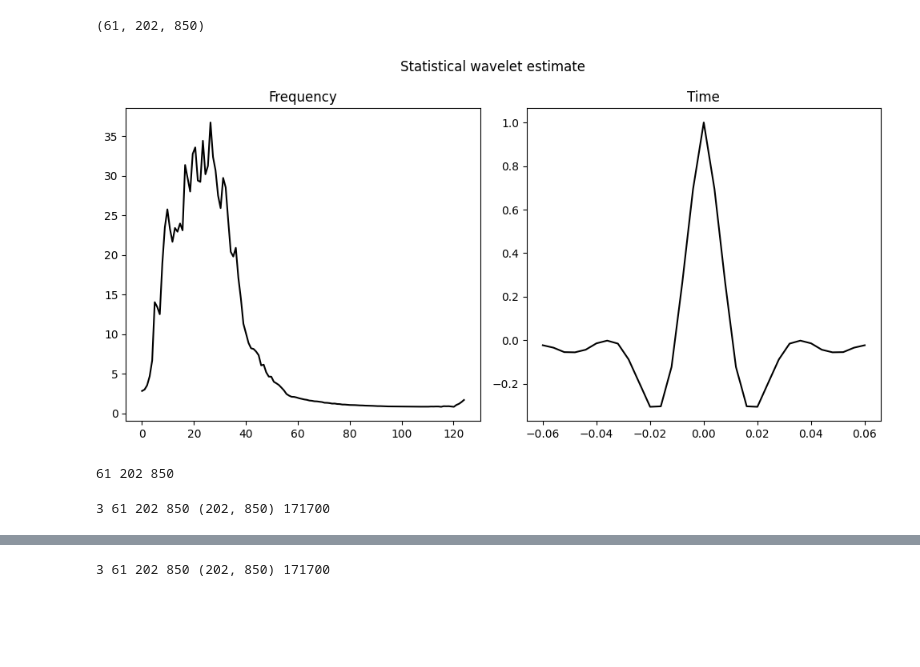
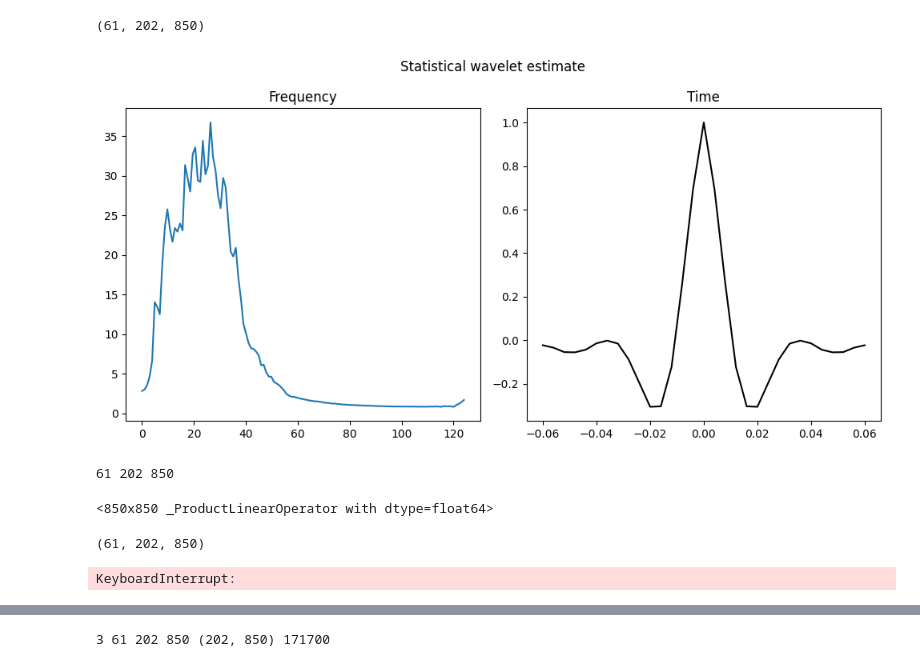
Before and after one commit to albano-a/InvertLab, a Jupyter notebook: normal_equations.ipynb, the cells around one changed output, grey strips where cells are left out. Cells and saved outputs as stored; diff of their text form; code cells hidden in the pictures; blank space fills up the shorter version.

```diff
--- a/normal_equations.ipynb
+++ b/normal_equations.ipynb
@@ -106,35 +106,35 @@ def estimate_wavelet(d, dt):
 
     Returns:
     tuple: A tuple containing the wavelet time axis, estimated wavelet, and wavelet spectrum.
     """
     # Wavelet time axis
     t_wav = np.arange(16) * (dt / 1000)
     t_wav = np.concatenate((np.flipud(-t_wav[1:]), t_wav), axis=0)
 
     # Estimate wavelet spectrum
     wav_est_fft = np.mean(np.abs(np.fft.fft(d[::2, ::2, int(2500 // dt):int(3500 // dt)], 2**8, axis=-1)), axis=(0, 1))
     fwest = np.fft.fftfreq(2**8, d=dt / 1000)
 
     # Create wavelet in time
     wav_est = np.real(np.fft.ifft(wav_est_fft)[:16])
     wav_est = np.concatenate((np.flipud(wav_est[1:]), wav_est), axis=0)
     wav_est = wav_est / wav_est.max()
 
     return t_wav, wav_est, fwest, wav_est_fft
 
 # Call the function
 t_wav, wav_est, fwest, wav_est_fft = estimate_wavelet(d, 4)
 
 # Display wavelet
 fig, axs = plt.subplots(1, 2, figsize=(10, 5))
 fig.suptitle('Statistical wavelet estimate')
-axs[0].plot(fwest[:2**8//2], wav_est_fft[:2**8//2], 'k')
+axs[0].plot(fwest[:2**8//2], wav_est_fft[:2**8//2])
 axs[0].set_title('Frequency')
 axs[1].plot(t_wav, wav_est, 'k')
 axs[1].set_title('Time');
 plt.tight_layout()
 # %% [output]
-[figure, old version]
+[figure, new version]
 # %%
 sample = 100
 dt = 4
@@ -152,27 +152,8 @@ print(nx, ny, nz)
 # %% [output]
 61 202 850
 # %%
-if d.ndim == 1:
-    dims = 1
-    nt0 = d.size
-    nspat = None
-    nspatprod = nx = 1
-elif d.ndim == 2:
-    dims = 2
-    nt0, nx = d.shape
-    nspat = (nx,)
-    nspatprod = nx
-else:
-    dims = 3
-    nt0, nx, ny = d.shape
-    nspat = (nx, ny)
-    nspatprod = nx * ny
-    d = d.reshape(nt0, nspatprod)
-
-
-
 d_inv2_ppop = pylops.avo.poststack.PoststackLinearModelling(
-    wav_est / 2, nt0=nt0, spatdims=nspat, explicit=False
+    wav_est * 0.5, nt0=nz, spatdims=1, explicit=False
 )
 # d_inv2_ppop_ricker = pylops.avo.poststack.PoststackLinearModelling(
 #     wlet / 2, nt0=nz, spatdims=1, explicit=False
@@ -180,5 +161,38 @@ d_inv2_ppop = pylops.avo.poststack.PoststackLinearModelling(
 # d_inv2_ppop_butter = pylops.avo.poststack.PoststackLinearModelling(
 #     wlet_b / 2, nt0=nz, spatdims=1, explicit=False
 # )
+d_inv2_ppop
 # %% [output]
-3 61 202 850 (202, 850) 171700
+<850x850 _ProductLinearOperator with dtype=float64>
+# %%
+d.shape
+# %% [output]
+(61, 202, 850)
+# %%
+# Inicializar uma matriz para armazenar os resultados da inversão
+xinv_all = np.zeros((nx, ny, nz))  # Mesma dimensão da grade
+
+# Iterar sobre todas as linhas e colunas da grade
+for il, ix in np.index(nx, ny):  # Iterar sobre ILINE
+        # Realizar a inversão para cada seção
+        xinv, istop, itn, r1norm, r2norm = pylops.regularized_inversion(
+            Op=d_inv2_ppop,
+            y=d[il, xl, :],
+            Regs=[pylops.Identity(nz)],
+            epsRs=[0.1],
+            x0=np.zeros(d[il, xl, :].shape),
+            engine="scipy",
+            **dict(iter_lim=1000, show=False),  # show=False para evitar muitas saídas
+        )
+        # Armazenar o resultado da inversão
+        xinv_all[il, xl, :] = xinv
+
+# Exibir informações gerais sobre a inversão
+print("Inversão concluída para toda a grade.")
+
+print("Stop criteria:", istop)
+print("Number of iterations:", itn)
+print("r1 norm:", r1norm)
+print("r2 norm:", r2norm)
+# %% [output]
+KeyboardInterrupt:
```
Also changed, not shown: parts of 2 cells of this notebook.
